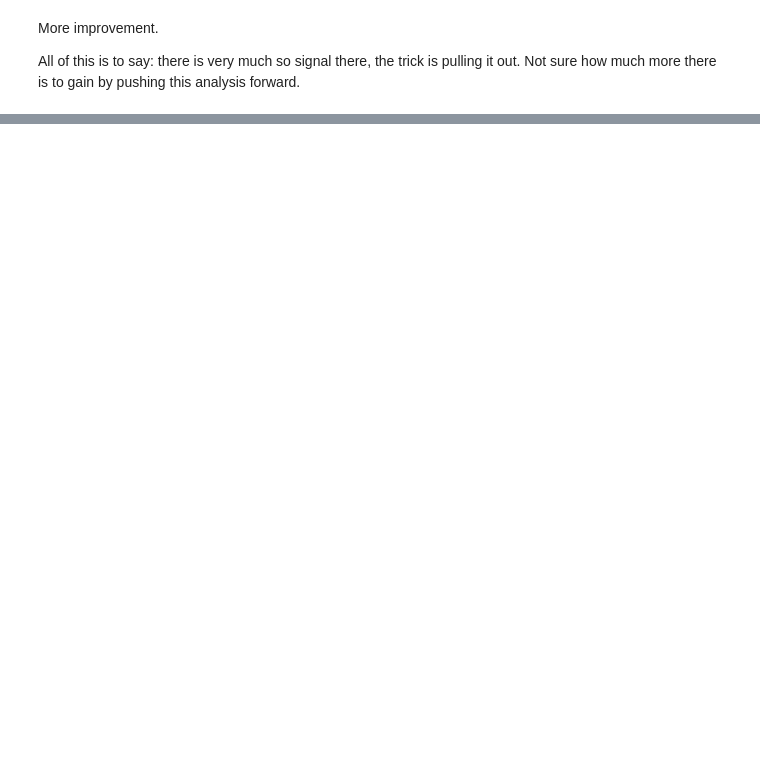
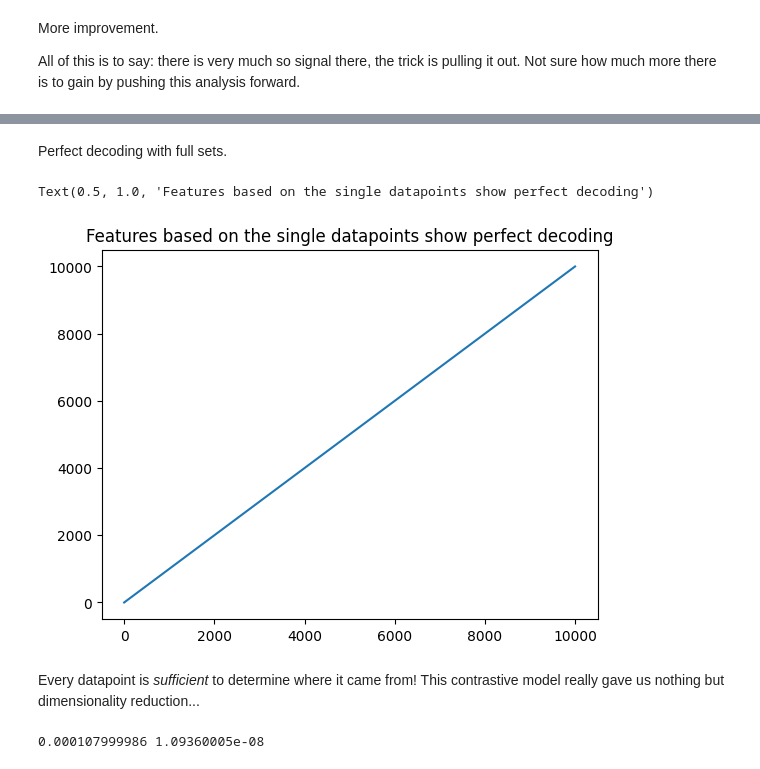
Before and after one commit to lrast/loss_function_learning, a Jupyter notebook: analysis/1.2-random_token_exploration.ipynb, the cells around one changed output, grey strips where cells are left out. Cells and saved outputs as stored; diff of their text form; code cells hidden in the pictures; blank space fills up the shorter version.

```diff
--- a/analysis/1.2-random_token_exploration.ipynb
+++ b/analysis/1.2-random_token_exploration.ipynb
@@ -1566,4 +1574,5 @@ W1222 01:19:44.386000 25277 torch/distributed/elastic/multiprocessing/redirects.
 import error: No module named 'triton'
 # %%
 activity_data_val = torch.load('../activity_analysis/2025-12-21_14_23_08_data_gen/activity_data_val.pt')
+activity_data_test = torch.load('../activity_analysis/2025-12-22_01_44_59_data_gen/activity_data_test.pt')
 # %%
@@ -1689,0 +1708,20 @@ All of this is to say: there is very much so signal there, the trick is pulling
+# %% [markdown]
+Perfect decoding with full sets.
+# %%
+inds = torch.randperm(activity_test.shape[1])[0:1]
+subsamples = activity_test[:, inds, :]
+
+subsample_features = make_features(embedding_model, subsamples)
+
+plt.plot(torch.arange(len(subsample_features)), (subsample_features @ subsample_features.T).argmax(1) )
+plt.title('Features based on the single datapoints show perfect decoding')
+# %% [output]
+Text(0.5, 1.0, 'Features based on the single datapoints show perfect decoding')
+[figure, added]
+# %% [markdown]
+Every datapoint is _sufficient_ to determine where it came from! This contrastive model really gave us nothing but dimensionality reduction...
+# %%
+random_guessing = np.array([(torch.arange(len(z)) == torch.randperm(len(z))).float().mean() for i in range(100)])
+print(random_guessing.mean(), random_guessing.var())
+# %% [output]
+0.000107999986 1.09360005e-08
```
Also changed, not shown: parts of 72 cells of this notebook, 2 other files.
